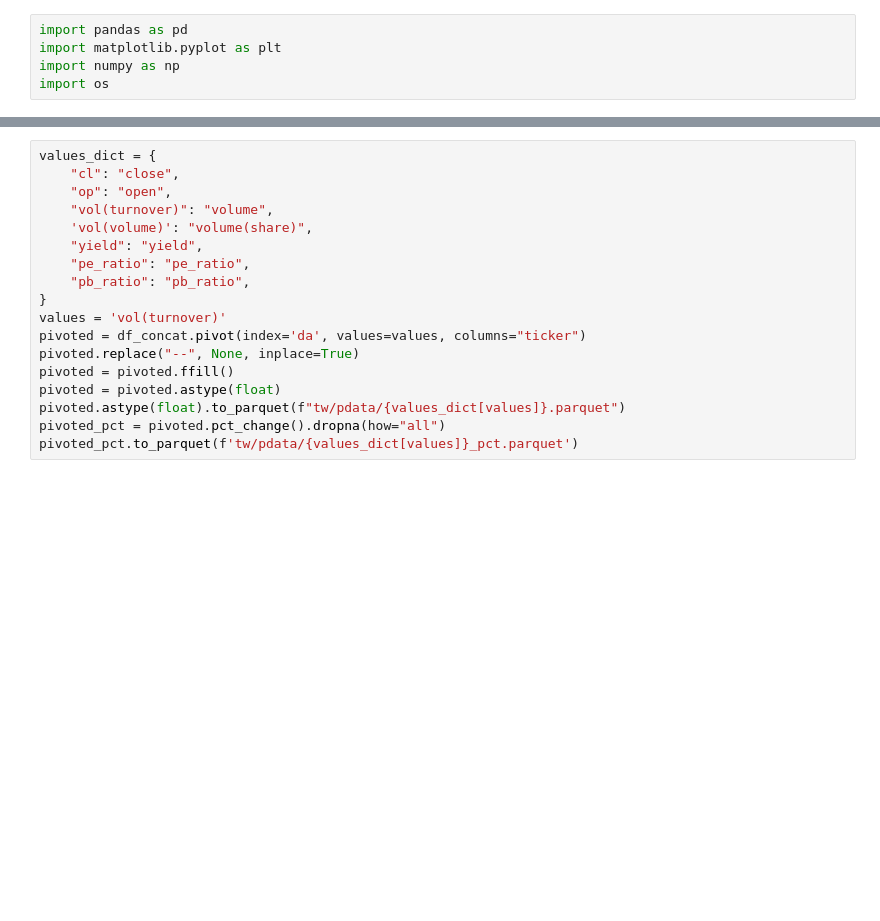
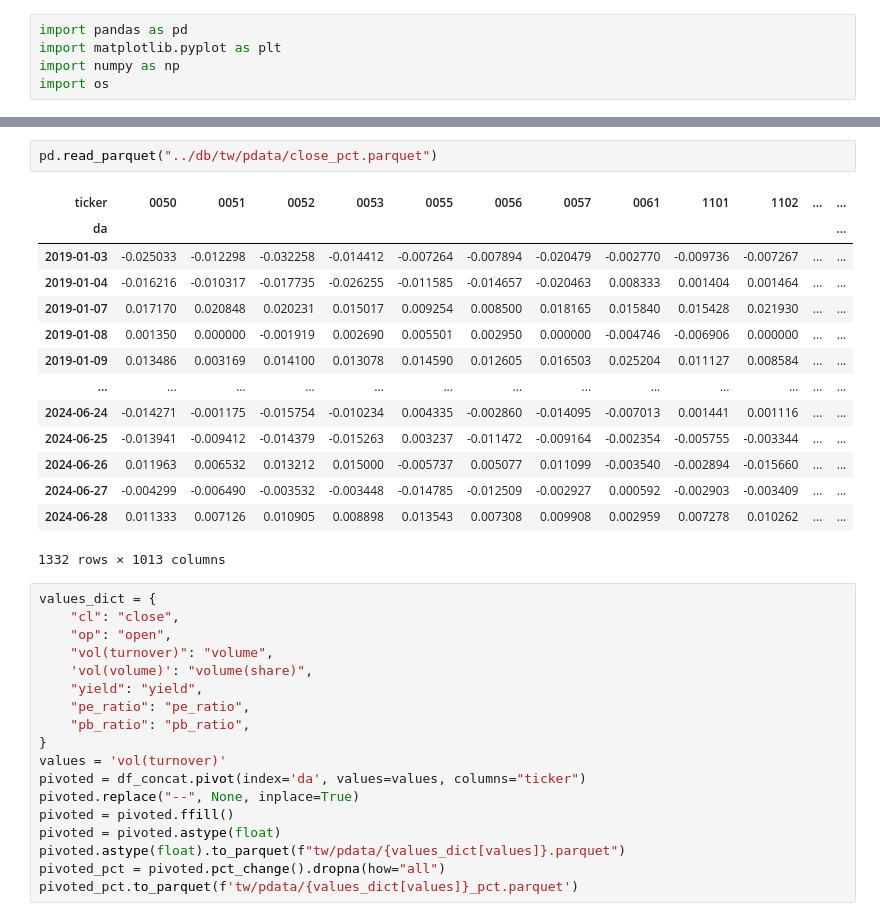
Before and after one commit to tsungyou/TS, a Jupyter notebook: db_py/data_completeness_tester.ipynb, the cells around one changed output, grey strips where cells are left out. Saved outputs shown, nothing was run; the diff lists cells and outputs as text; blank space fills up the shorter version.

```diff
--- a/db_py/data_completeness_tester.ipynb
+++ b/db_py/data_completeness_tester.ipynb
@@ -21,3 +24,20 @@ pivoted = df_concat.pivot(index='da', values="cl", columns="ticker")
+# %%
+pd.read_parquet("../db/tw/pdata/close_pct.parquet")
+# %% [output]
+| ticker | 0050 | 0051 | 0052 | 0053 | 0055 | 0056 | 0057 | 0061 | 1101 | 1102 | ... | ... |
+| da |  |  |  |  |  |  |  |  |  |  |  | ... |
+| 2019-01-03 | -0.025033 | -0.012298 | -0.032258 | -0.014412 | -0.007264 | -0.007894 | -0.020479 | -0.002770 | -0.009736 | -0.007267 | ... | ... |
+| 2019-01-04 | -0.016216 | -0.010317 | -0.017735 | -0.026255 | -0.011585 | -0.014657 | -0.020463 | 0.008333 | 0.001404 | 0.001464 | ... | ... |
+| 2019-01-07 | 0.017170 | 0.020848 | 0.020231 | 0.015017 | 0.009254 | 0.008500 | 0.018165 | 0.015840 | 0.015428 | 0.021930 | ... | ... |
+| 2019-01-08 | 0.001350 | 0.000000 | -0.001919 | 0.002690 | 0.005501 | 0.002950 | 0.000000 | -0.004746 | -0.006906 | 0.000000 | ... | ... |
+| 2019-01-09 | 0.013486 | 0.003169 | 0.014100 | 0.013078 | 0.014590 | 0.012605 | 0.016503 | 0.025204 | 0.011127 | 0.008584 | ... | ... |
+| ... | ... | ... | ... | ... | ... | ... | ... | ... | ... | ... | ... | ... |
+| 2024-06-24 | -0.014271 | -0.001175 | -0.015754 | -0.010234 | 0.004335 | -0.002860 | -0.014095 | -0.007013 | 0.001441 | 0.001116 | ... | ... |
+| 2024-06-25 | -0.013941 | -0.009412 | -0.014379 | -0.015263 | 0.003237 | -0.011472 | -0.009164 | -0.002354 | -0.005755 | -0.003344 | ... | ... |
+| 2024-06-26 | 0.011963 | 0.006532 | 0.013212 | 0.015000 | -0.005737 | 0.005077 | 0.011099 | -0.003540 | -0.002894 | -0.015660 | ... | ... |
+| 2024-06-27 | -0.004299 | -0.006490 | -0.003532 | -0.003448 | -0.014785 | -0.012509 | -0.002927 | 0.000592 | -0.002903 | -0.003409 | ... | ... |
+| 2024-06-28 | 0.011333 | 0.007126 | 0.010905 | 0.008898 | 0.013543 | 0.007308 | 0.009908 | 0.002959 | 0.007278 | 0.010262 | ... | ... |
+1332 rows × 1013 columns
 # %%
 values_dict = {
     "cl": "close",
```
Also changed, not shown: parts of 12 cells of this notebook, 7 other files.
